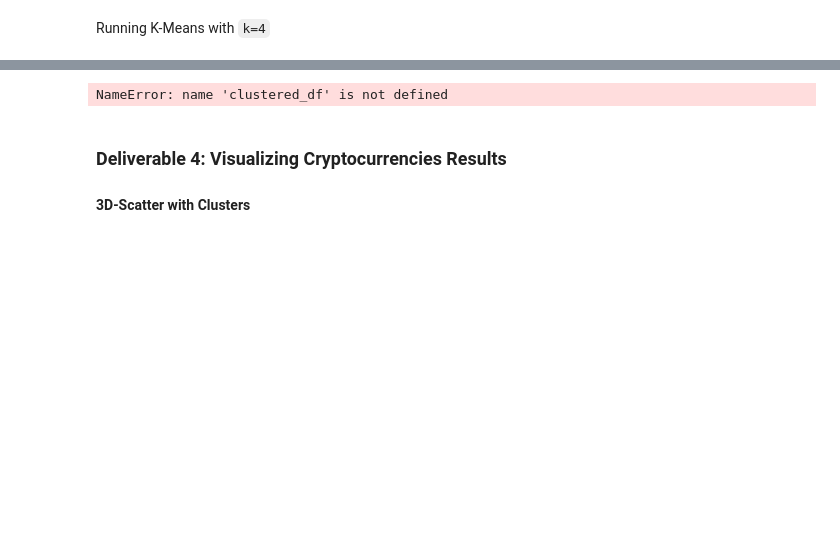
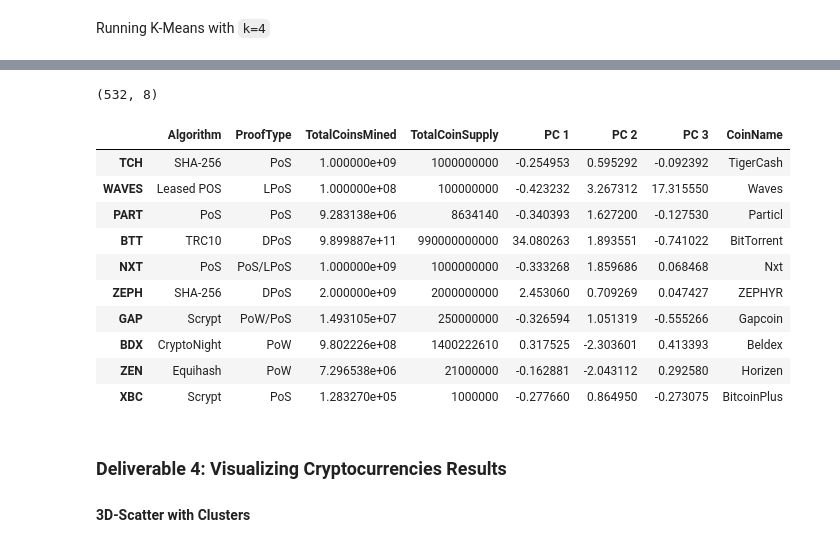
Before and after one commit to alexconerly/Cryptocurrencies, a Jupyter notebook: crypto_clustering.ipynb, the cells around one changed output, grey strips where cells are left out. Saved outputs shown, nothing was run; the diff lists cells and outputs as text; code cells hidden in the pictures; blank space fills up the shorter version.

```diff
--- a/crypto_clustering.ipynb
+++ b/crypto_clustering.ipynb
@@ -214,19 +259,30 @@ Running K-Means with `k=4`
 # %%
 # Create a new DataFrame including predicted clusters and cryptocurrencies features.
 # Concatentate the crypto_df and pcs_df DataFrames on the same columns.
-# YOUR CODE HERE
+clustered_df = pd.concat([crypto_df, pcs_df], axis=1)
 
 #  Add a new column, "CoinName" to the clustered_df DataFrame that holds the names of the cryptocurrencies.
-# YOUR CODE HERE
+clustered_df["CoinName"] = CoinName_df['CoinName']
 
 #  Add a new column, "Class" to the clustered_df DataFrame that holds the predictions.
 # YOUR CODE HERE
 
 # Print the shape of the clustered_df
 print(clustered_df.shape)
-clustered_df.head(10)
+clustered_df.tail(10)
 # %% [output]
-NameError: name 'clustered_df' is not defined
+(532, 8)
+|  | Algorithm | ProofType | TotalCoinsMined | TotalCoinSupply | PC 1 | PC 2 | PC 3 | CoinName |
+| TCH | SHA-256 | PoS | 1.000000e+09 | 1000000000 | -0.254953 | 0.595292 | -0.092392 | TigerCash |
+| WAVES | Leased POS | LPoS | 1.000000e+08 | 100000000 | -0.423232 | 3.267312 | 17.315550 | Waves |
+| PART | PoS | PoS | 9.283138e+06 | 8634140 | -0.340393 | 1.627200 | -0.127530 | Particl |
+| BTT | TRC10 | DPoS | 9.899887e+11 | 990000000000 | 34.080263 | 1.893551 | -0.741022 | BitTorrent |
+| NXT | PoS | PoS/LPoS | 1.000000e+09 | 1000000000 | -0.333268 | 1.859686 | 0.068468 | Nxt |
+| ZEPH | SHA-256 | DPoS | 2.000000e+09 | 2000000000 | 2.453060 | 0.709269 | 0.047427 | ZEPHYR |
+| GAP | Scrypt | PoW/PoS | 1.493105e+07 | 250000000 | -0.326594 | 1.051319 | -0.555266 | Gapcoin |
+| BDX | CryptoNight | PoW | 9.802226e+08 | 1400222610 | 0.317525 | -2.303601 | 0.413393 | Beldex |
+| ZEN | Equihash | PoW | 7.296538e+06 | 21000000 | -0.162881 | -2.043112 | 0.292580 | Horizen |
+| XBC | Scrypt | PoS | 1.283270e+05 | 1000000 | -0.277660 | 0.864950 | -0.273075 | BitcoinPlus |
 # %% [markdown]
 ### Deliverable 4: Visualizing Cryptocurrencies Results
 
```
Also changed, not shown: parts of 6 cells of this notebook.
